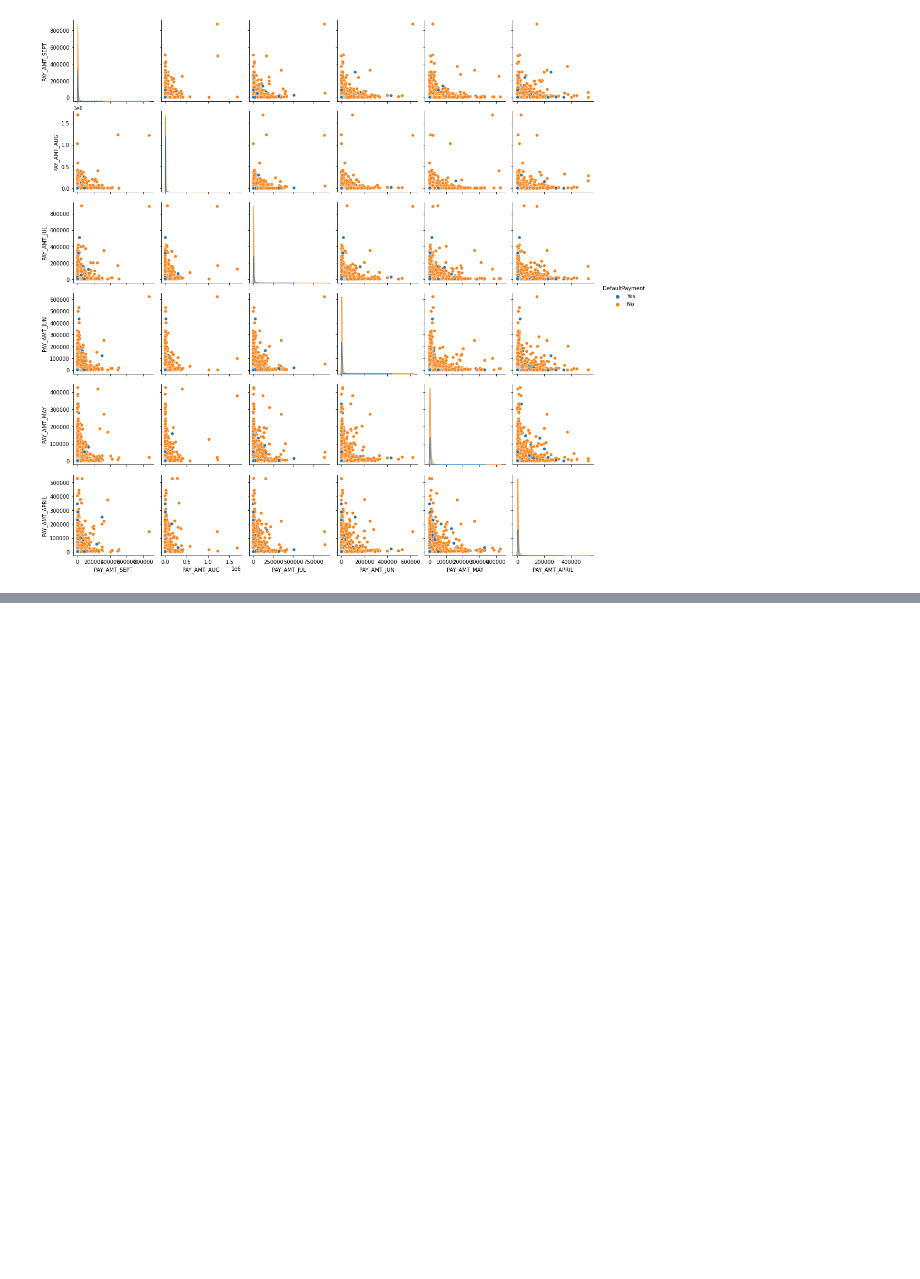
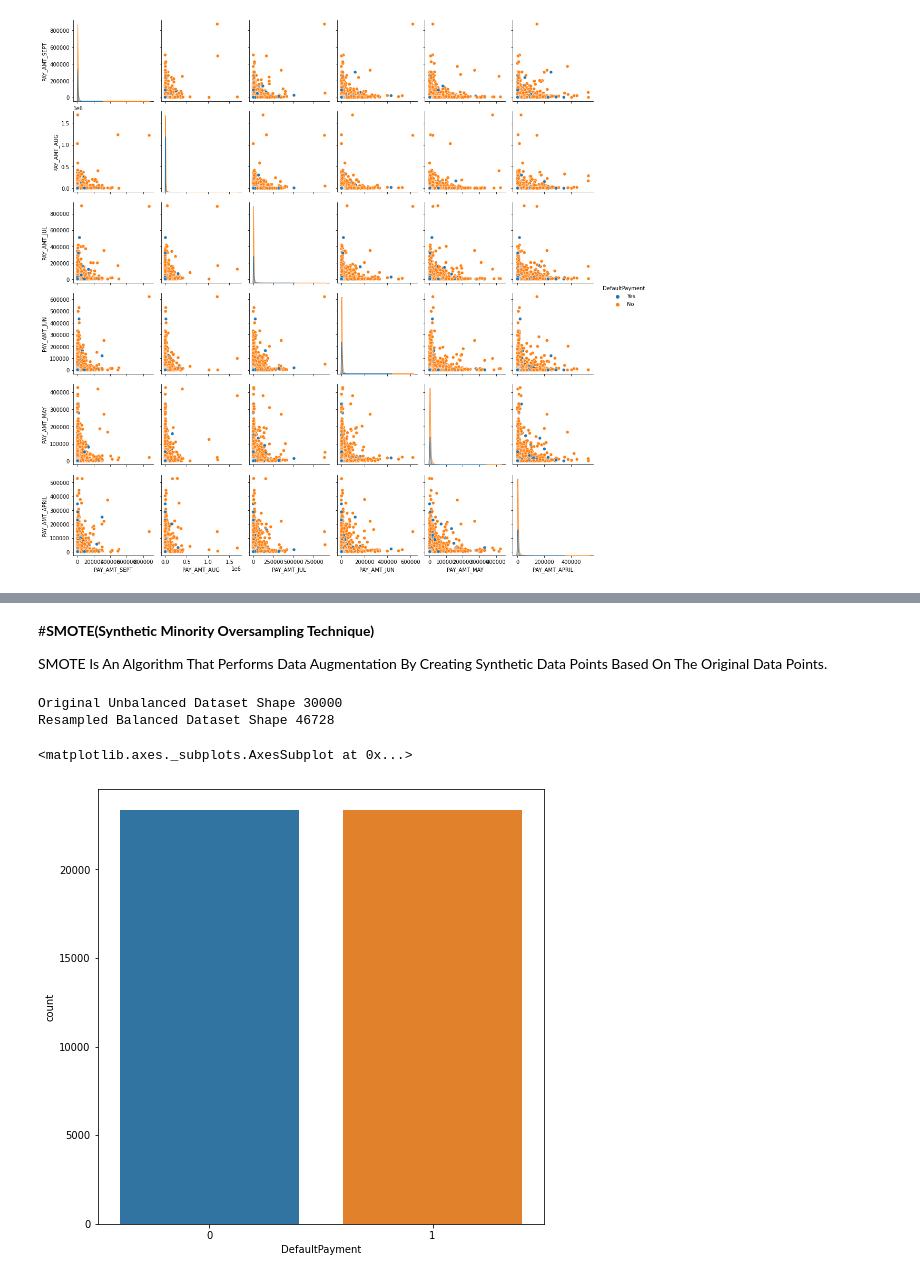
Before and after one commit to Yashwati-patel/Credit-Card-Default-Prediction, a Jupyter notebook: Final_Notebbok_of__Credit_Card_Default_Prediction.ipynb, the cells around one changed output, grey strips where cells are left out. Saved outputs shown, nothing was run; the diff lists cells and outputs as text; code cells hidden in the pictures; blank space fills up the shorter version.

```diff
--- a/Final_Notebbok_of__Credit_Card_Default_Prediction.ipynb
+++ b/Final_Notebbok_of__Credit_Card_Default_Prediction.ipynb
@@ -271,6 +278,8 @@ Df['AGE'].value_counts()
 79       1
 74       1
 Name: AGE, dtype: int64
+# %%
+Df['AGE']= Df['AGE'].astype('int')
 # %%
  # Count plot for AGE with respect to DefaultPayment
 
@@ -371,0 +406,31 @@ sns.pairplot(data = DF_Paid_Amt, hue='DefaultPayment')
+# %% [markdown]
+#**SMOTE(Synthetic Minority Oversampling Technique)**
+
+SMOTE Is An Algorithm That Performs Data Augmentation By Creating Synthetic Data Points Based On The Original Data Points.
+# %%
+# Importing Synthetic Minority Oversampling Technique
+from imblearn.over_sampling import SMOTE
+
+smote = SMOTE()
+
+# fit predictor and target variable
+x_smote, y_smote = smote.fit_resample(Df[(i for i in list(Df.describe(include='all').columns) if i != 'DefaultPayment')], df['DefaultPayment'])
+
+print('Original Unbalanced Dataset Shape', len(Df))
+print('Resampled Balanced Dataset Shape', len(y_smote))
+# %% [output]
+Original Unbalanced Dataset Shape 30000
+Resampled Balanced Dataset Shape 46728
+# %%
+# Creating new Dataframe from balanced dataset after SMOTE
+Balanced_Df = pd.DataFrame(x_smote, columns=list(i for i in list(Df.describe(include='all').columns) if i != 'DefaultPayment'))
+# %%
+# Adding Target Variable
+Balanced_Df['DefaultPayment'] = y_smote
+# %%
+# Checking for Imbalance
+plt.figure(figsize=(8,8))
+sns.countplot('DefaultPayment', data = Balanced_Df)
+# %% [output]
+<matplotlib.axes._subplots.AxesSubplot at 0x...>
+[figure, added]
```
Also changed, not shown: parts of 46 cells of this notebook.
